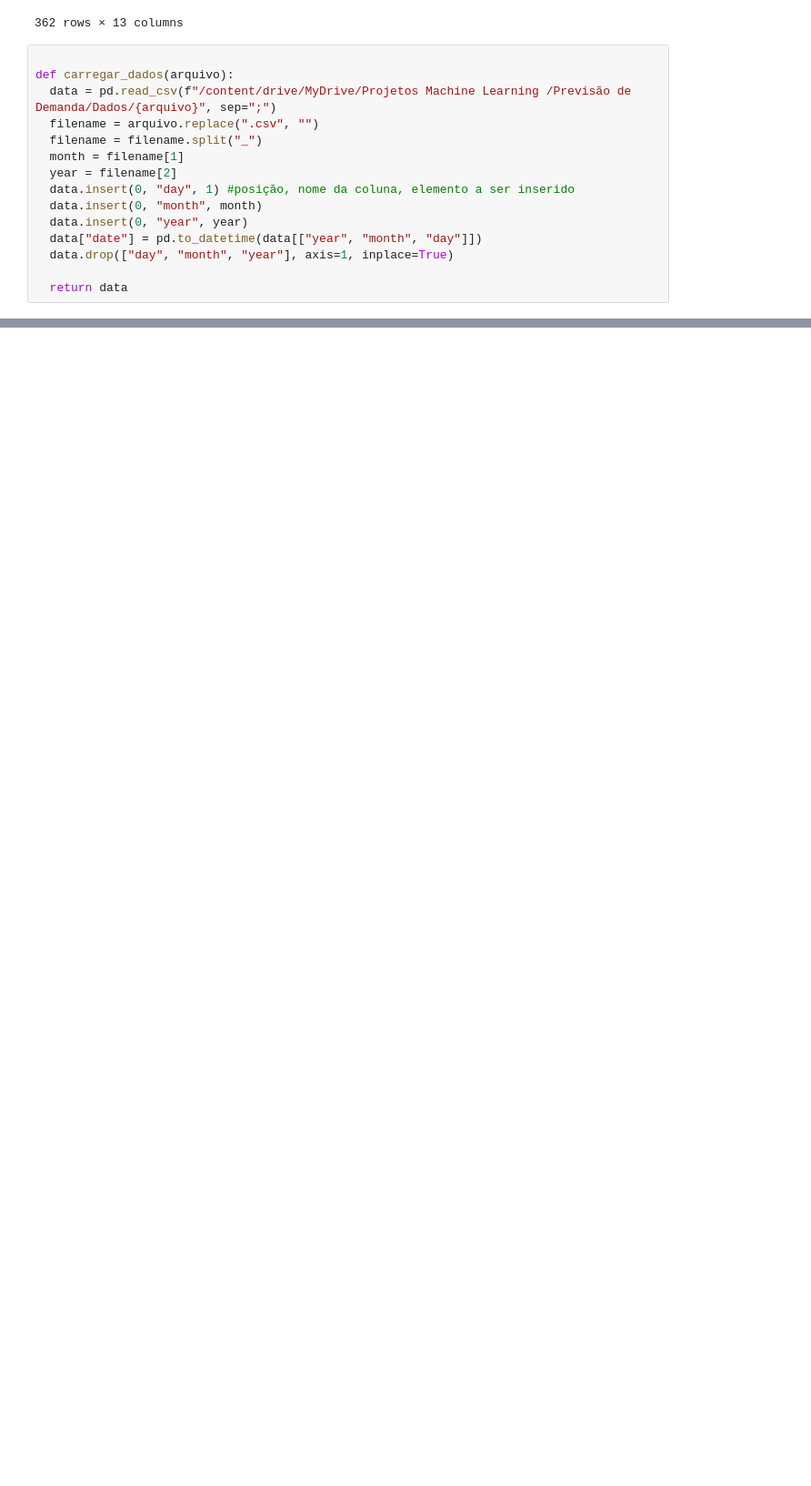
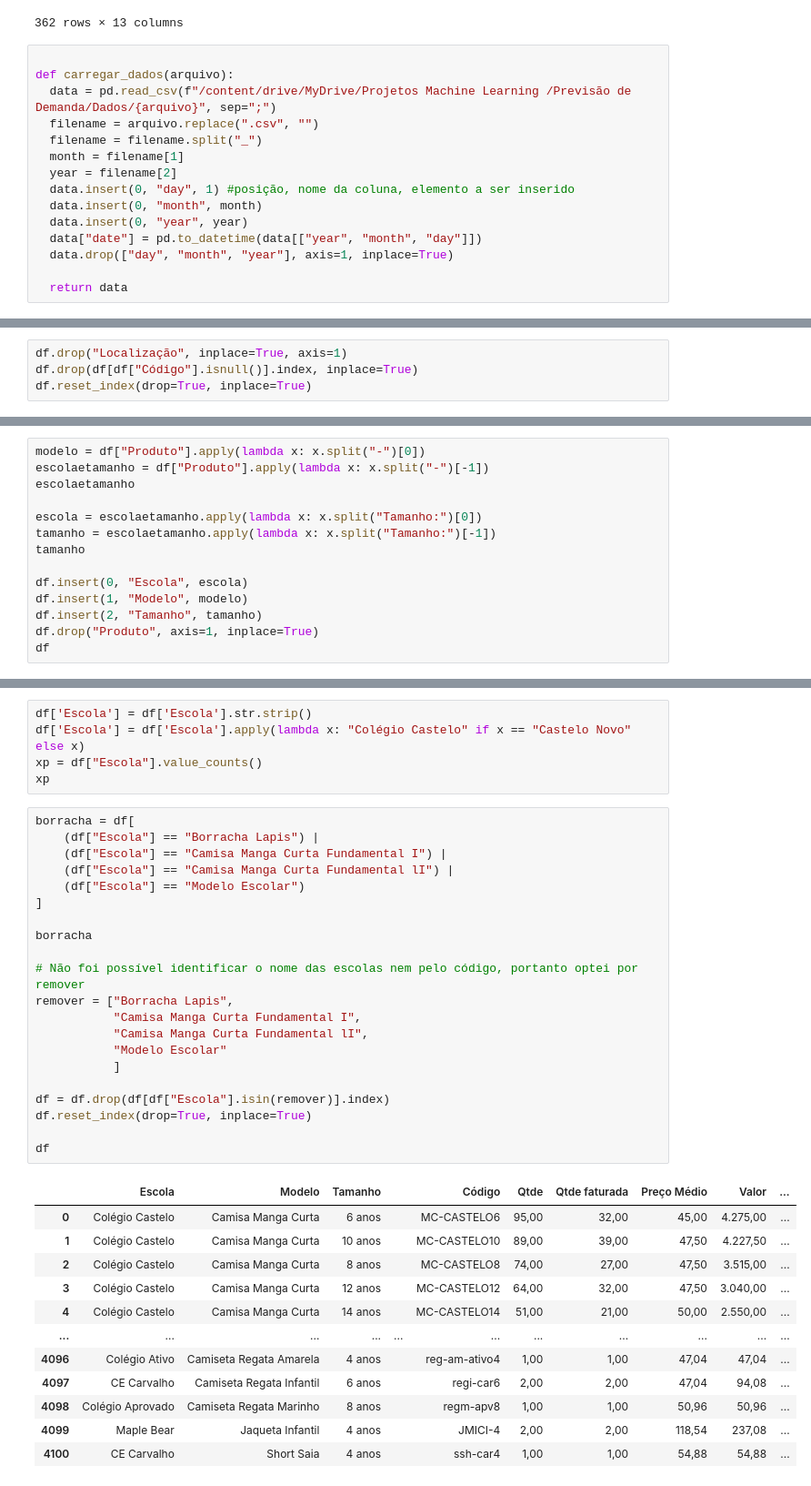
Before and after one commit to leonaardoas/Demand-Forecast-, a Jupyter notebook: Previsão_de_Demanda.ipynb, the cells around one changed output, grey strips where cells are left out. Shown at 91% size. Saved outputs shown, nothing was run; the diff lists cells and outputs as text; blank space fills up the shorter version.

```diff
--- a/Previsão_de_Demanda.ipynb
+++ b/Previsão_de_Demanda.ipynb
@@ -96,0 +71,4 @@ df
+# %%
+df.drop("Localização", inplace=True, axis=1)
+df.drop(df[df["Código"].isnull()].index, inplace=True)
+df.reset_index(drop=True, inplace=True)
@@ -96,0 +77,14 @@ df
+# %%
+modelo = df["Produto"].apply(lambda x: x.split("-")[0])
+escolaetamanho = df["Produto"].apply(lambda x: x.split("-")[-1])
+escolaetamanho
+
+escola = escolaetamanho.apply(lambda x: x.split("Tamanho:")[0])
+tamanho = escolaetamanho.apply(lambda x: x.split("Tamanho:")[-1])
+tamanho
+
+df.insert(0, "Escola", escola)
+df.insert(1, "Modelo", modelo)
+df.insert(2, "Tamanho", tamanho)
+df.drop("Produto", axis=1, inplace=True)
+df
@@ -96,0 +135,39 @@ df
+# %%
+df['Escola'] = df['Escola'].str.strip()
+df['Escola'] = df['Escola'].apply(lambda x: "Colégio Castelo" if x == "Castelo Novo" else x)
+xp = df["Escola"].value_counts()
+xp
+# %%
+borracha = df[
+    (df["Escola"] == "Borracha Lapis") |
+    (df["Escola"] == "Camisa Manga Curta Fundamental I") |
+    (df["Escola"] == "Camisa Manga Curta Fundamental lI") |
+    (df["Escola"] == "Modelo Escolar")
+]
+
+borracha
+
+# Não foi possível identificar o nome das escolas nem pelo código, portanto optei por remover
+remover = ["Borracha Lapis",
+           "Camisa Manga Curta Fundamental I",
+           "Camisa Manga Curta Fundamental lI",
+           "Modelo Escolar"
+           ]
+
+df = df.drop(df[df["Escola"].isin(remover)].index)
+df.reset_index(drop=True, inplace=True)
+
+df
+# %% [output]
+|  | Escola | Modelo | Tamanho |  | Código | Qtde | Qtde faturada | Preço Médio | Valor | ... |
+| 0 | Colégio Castelo | Camisa Manga Curta | 6 anos |  | MC-CASTELO6 | 95,00 | 32,00 | 45,00 | 4.275,00 | ... |
+| 1 | Colégio Castelo | Camisa Manga Curta | 10 anos |  | MC-CASTELO10 | 89,00 | 39,00 | 47,50 | 4.227,50 | ... |
+| 2 | Colégio Castelo | Camisa Manga Curta | 8 anos |  | MC-CASTELO8 | 74,00 | 27,00 | 47,50 | 3.515,00 | ... |
+| 3 | Colégio Castelo | Camisa Manga Curta | 12 anos |  | MC-CASTELO12 | 64,00 | 32,00 | 47,50 | 3.040,00 | ... |
+| 4 | Colégio Castelo | Camisa Manga Curta | 14 anos |  | MC-CASTELO14 | 51,00 | 21,00 | 50,00 | 2.550,00 | ... |
+| ... | ... | ... | ... | ... | ... | ... | ... | ... | ... | ... |
+| 4096 | Colégio Ativo | Camiseta Regata Amarela | 4 anos |  | reg-am-ativo4 | 1,00 | 1,00 | 47,04 | 47,04 | ... |
+| 4097 | CE Carvalho | Camiseta Regata Infantil | 6 anos |  | regi-car6 | 2,00 | 2,00 | 47,04 | 94,08 | ... |
+| 4098 | Colégio Aprovado | Camiseta Regata Marinho | 8 anos |  | regm-apv8 | 1,00 | 1,00 | 50,96 | 50,96 | ... |
+| 4099 | Maple Bear | Jaqueta Infantil | 4 anos |  | JMICI-4 | 2,00 | 2,00 | 118,54 | 237,08 | ... |
+| 4100 | CE Carvalho | Short Saia | 4 anos |  | ssh-car4 | 1,00 | 1,00 | 54,88 | 54,88 | ... |
```
Also changed, not shown: parts of 11 cells of this notebook.
